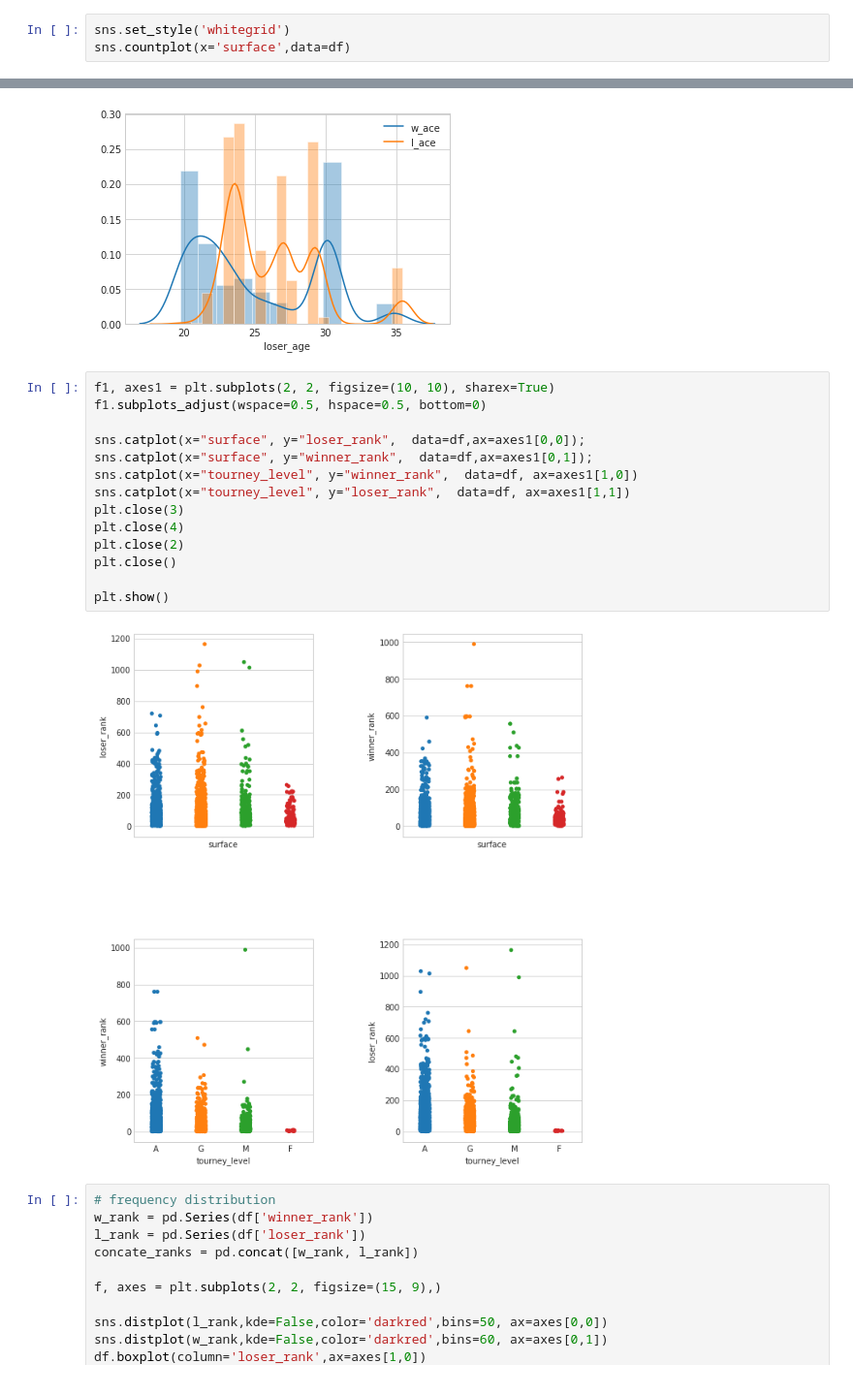
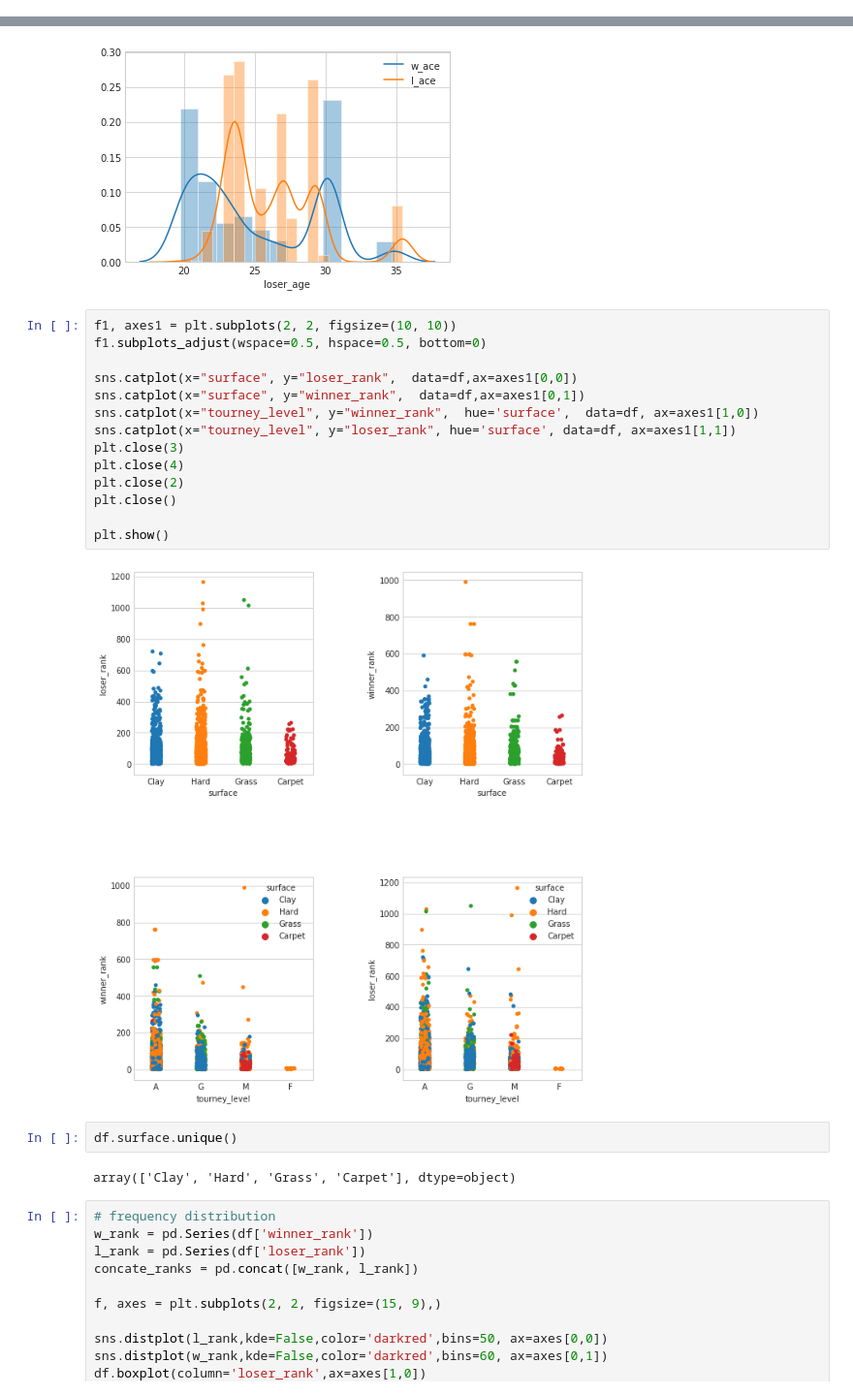
Before and after one commit to tomasojea/Tennis-EDA, a Jupyter notebook: experimentation_EDA.ipynb, the cells around one changed output, grey strips where cells are left out. Shown: that part at 97% size. Drawn from its saved outputs; the diff is of its cells as text.

```diff
--- a/experimentation_EDA.ipynb
+++ b/experimentation_EDA.ipynb
@@ -144,3 +138,0 @@ result.head()
-# %%
-sns.set_style('whitegrid')
-sns.countplot(x='surface',data=df)
@@ -206,21 +209,25 @@ plt.show()
 # %% [output]
 [figure]
 # %%
-f1, axes1 = plt.subplots(2, 2, figsize=(10, 10), sharex=True)
+f1, axes1 = plt.subplots(2, 2, figsize=(10, 10))
 f1.subplots_adjust(wspace=0.5, hspace=0.5, bottom=0)
 
-sns.catplot(x="surface", y="loser_rank",  data=df,ax=axes1[0,0]);
-sns.catplot(x="surface", y="winner_rank",  data=df,ax=axes1[0,1]);
-sns.catplot(x="tourney_level", y="winner_rank",  data=df, ax=axes1[1,0])
-sns.catplot(x="tourney_level", y="loser_rank",  data=df, ax=axes1[1,1])
+sns.catplot(x="surface", y="loser_rank",  data=df,ax=axes1[0,0])
+sns.catplot(x="surface", y="winner_rank",  data=df,ax=axes1[0,1])
+sns.catplot(x="tourney_level", y="winner_rank",  hue='surface',  data=df, ax=axes1[1,0])
+sns.catplot(x="tourney_level", y="loser_rank", hue='surface', data=df, ax=axes1[1,1])
 plt.close(3)
 plt.close(4)
 plt.close(2)
 plt.close()
 
 plt.show()
 # %% [output]
-[figure, old version]
+[figure, new version]
+# %%
+df.surface.unique()
+# %% [output]
+array(['Clay', 'Hard', 'Grass', 'Carpet'], dtype=object)
 # %%
 # frequency distribution
 w_rank = pd.Series(df['winner_rank'])
```
Also changed, not shown: parts of 8 cells of this notebook.
